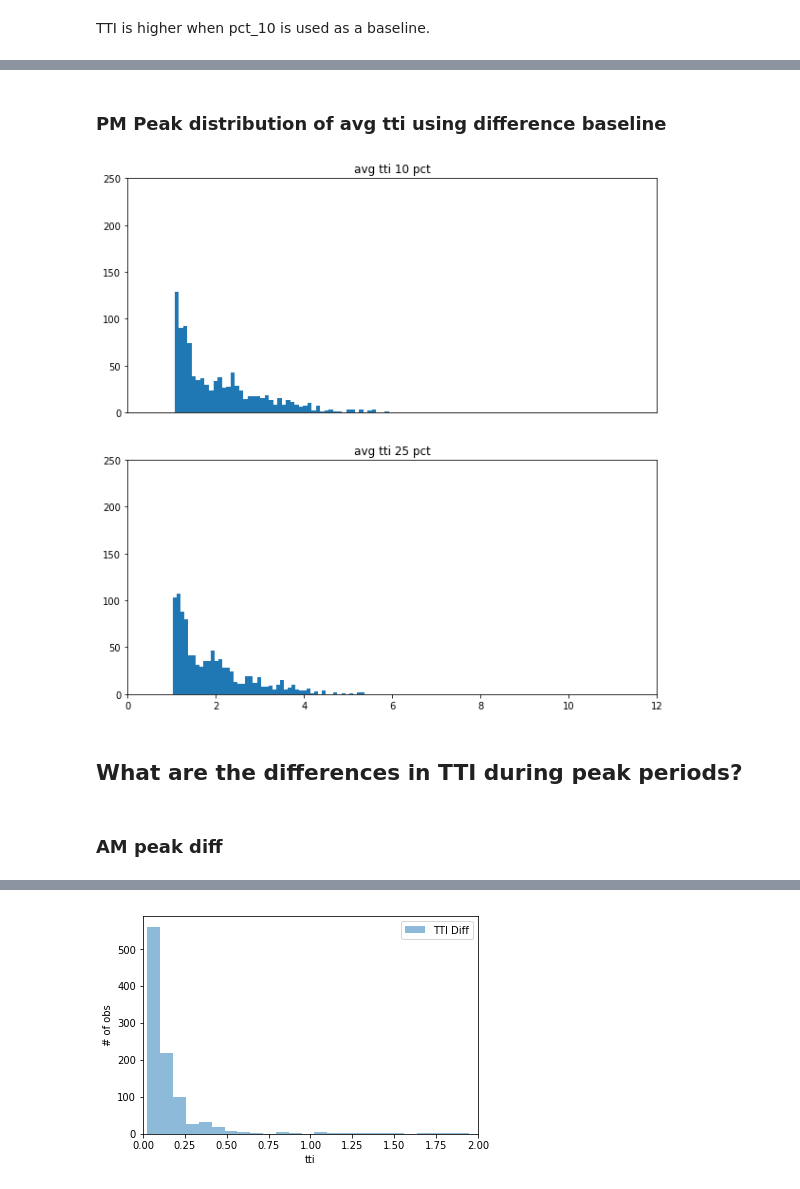
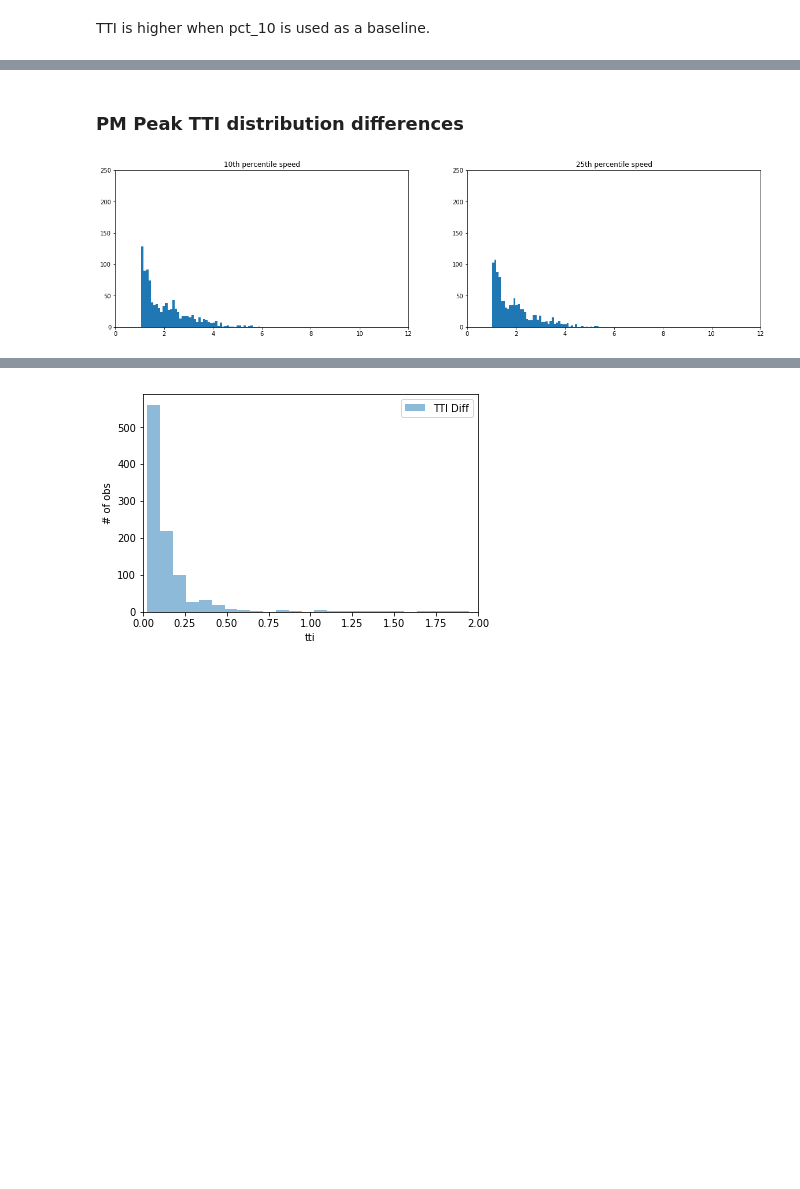
Before and after one commit to CityofToronto/bdit_congestion, a Jupyter notebook: congestion_data_aggregation/highway_deep_dive.ipynb, the cells around one changed output, grey strips where cells are left out. Cells and saved outputs as stored; diff of their text form; code cells hidden in the pictures; blank space fills up the shorter version.

```diff
--- a/congestion_data_aggregation/highway_deep_dive.ipynb
+++ b/congestion_data_aggregation/highway_deep_dive.ipynb
@@ -421,5 +466,5 @@ fig.show()
 # %% [markdown]
-### PM Peak distribution of avg tti using difference baseline
+### PM Peak TTI distribution differences
 # %%
 pm_peak = pd.read_sql('''select segment_id, avg(a.tti_corr) as avg_tti_10, avg(b.tti_corr) as avg_tti_25 from congestion.metrics_v4_2019_af_v2 a
 inner join congestion.metrics_v4_2019_af b using (segment_id, time_bin)
@@ -428,20 +473,16 @@ and segment_id in (12082,4287,11523,8623,10827,3272,11534,9575,8025,4200,9173,60
 group by segment_id ''', con)
 # %%
-fig, ax = plt.subplots(2, 1, figsize=(10,10))
+fig, ax = plt.subplots(1, 2, figsize=(20,5))
 ax[0].hist(pm_peak.avg_tti_10, 50)
-ax[0].set_title('avg tti 10 pct')
-ax[0].get_xaxis().set_visible(False)
+ax[0].set_title('10th percentile speed')
+#ax[0].get_xaxis().set_visible(False)
 ax[0].set_ylim(0, 250)
 ax[0].set_xlim(0, 12)
 ax[1].hist(pm_peak.avg_tti_25, 50)
-ax[1].set_title('avg tti 25 pct')
+ax[1].set_title('25th percentile speed')
 ax[1].set_ylim(0, 250)
 ax[1].set_xlim(0, 12)
 #ax[1].get_xaxis().set_visible(False)
 fig.show()
 # %% [output]
-[figure, old version]
+[figure, new version]
-# %% [markdown]
-## What are the differences in TTI during peak periods?
-# %% [markdown]
-### AM peak diff
```
Also changed, not shown: parts of 29 cells of this notebook.
